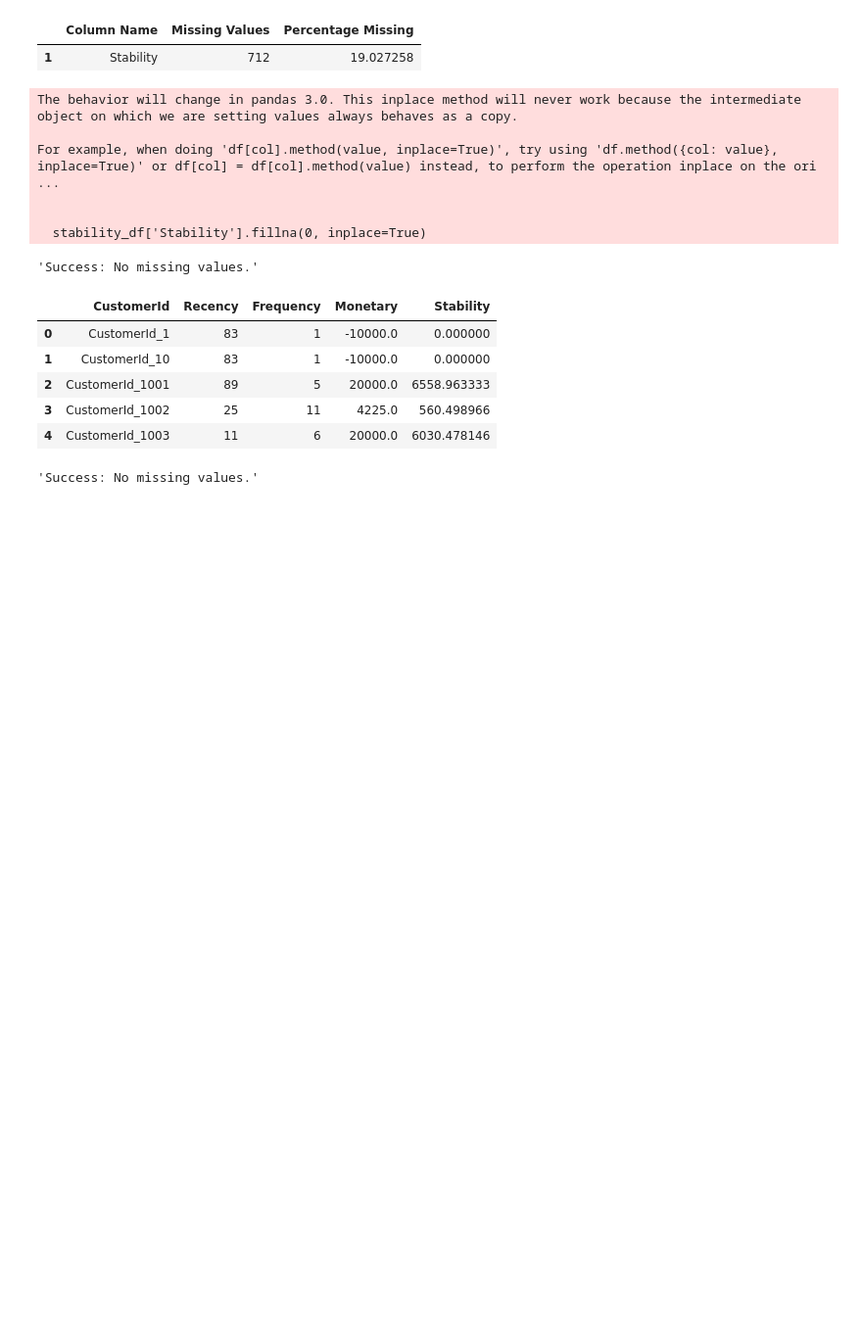
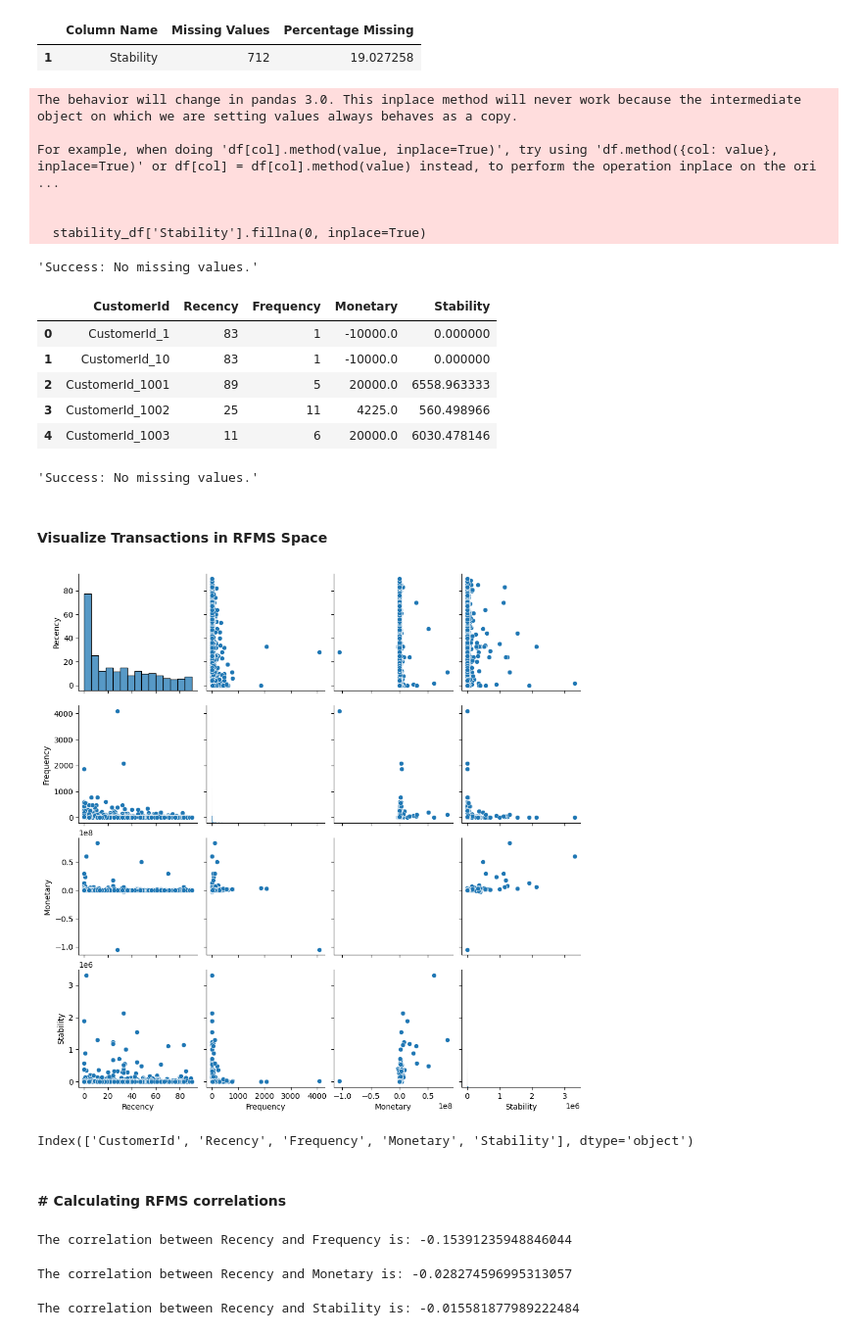
Before and after one commit to abrahamshimelis/Bati-Bank, a Jupyter notebook: notebooks/default_estimator.ipynb, the cells around one changed output. Shown: that part at 98% size. Saved outputs shown, nothing was run; the diff lists cells and outputs as text; code cells hidden in the pictures; blank space fills up the shorter version.

Commit message:
do rfms correlations

```diff
--- a/notebooks/default_estimator.ipynb
+++ b/notebooks/default_estimator.ipynb
@@ -157,3 +159,32 @@ rfms_df.head()
 check_missing_data(rfms_df)
 # %% [output]
 'Success: No missing values.'
+# %% [markdown]
+#### Visualize Transactions in RFMS Space
+# %%
+# Pair plot to visualize RFMS metrics
+sns.pairplot(rfms_df)
+plt.show()
+# %% [output]
+[figure, added]
+# %%
+print(rfms_df.columns)
+# %% [output]
+Index(['CustomerId', 'Recency', 'Frequency', 'Monetary', 'Stability'], dtype='object')
+# %% [markdown]
+#### # Calculating RFMS correlations
+# %%
+recency_frequency_corr = rfms_df['Recency'].corr(rfms_df['Frequency'])
+print(f"The correlation between Recency and Frequency is: {recency_frequency_corr}")
+# %% [output]
+The correlation between Recency and Frequency is: -0.15391235948846044
+# %%
+recency_monetary_corr = rfms_df['Recency'].corr(rfms_df['Monetary'])
+print(f"The correlation between Recency and Monetary is: {recency_monetary_corr}")
+# %% [output]
+The correlation between Recency and Monetary is: -0.028274596995313057
+# %%
+recency_stability_corr = rfms_df['Recency'].corr(rfms_df['Stability'])
+print(f"The correlation between Recency and Stability is: {recency_stability_corr}")
+# %% [output]
+The correlation between Recency and Stability is: -0.015581877989222484
```
Also changed, not shown: parts of 3 cells of this notebook.
